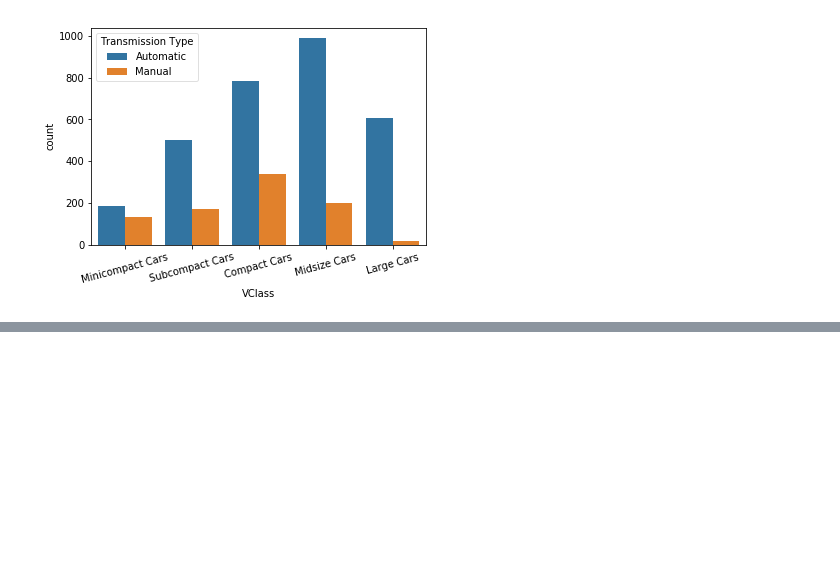
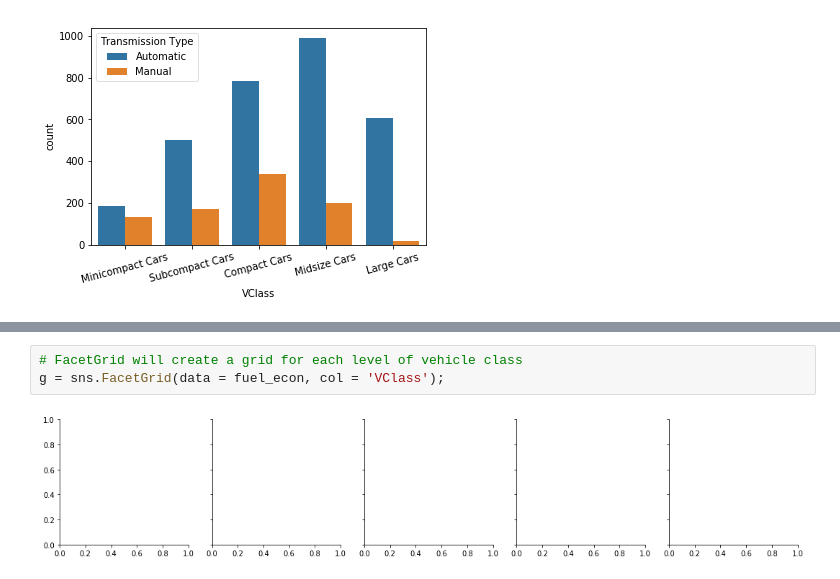
Before and after one commit to deepaksithu/Bivariate_Exploration_of_Data_Notes, a Jupyter notebook: Bivariate Exploration.ipynb, the cells around one changed output, grey strips where cells are left out. Cells and saved outputs as stored; diff of their text form; blank space fills up the shorter version.

Commit message:
feat: Faceting lesson

```diff
--- a/Bivariate Exploration.ipynb
+++ b/Bivariate Exploration.ipynb
@@ -337,0 +353,5 @@ plt.xticks(rotation = 15);
+# %%
+# FacetGrid will create a grid for each level of vehicle class
+g = sns.FacetGrid(data = fuel_econ, col = 'VClass');
+# %% [output]
+[figure, added]
```
Also changed, not shown: parts of 7 cells of this notebook.
